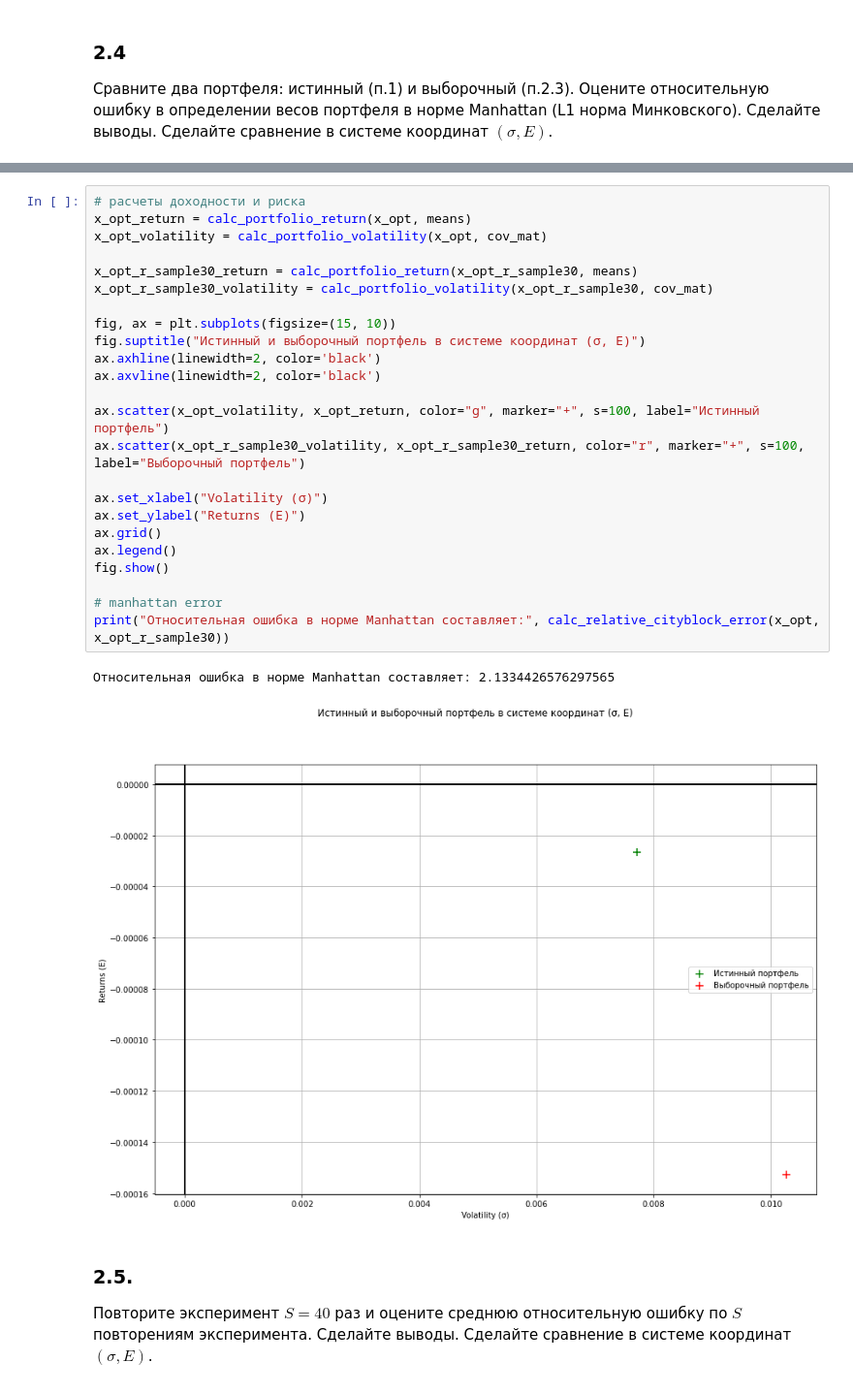
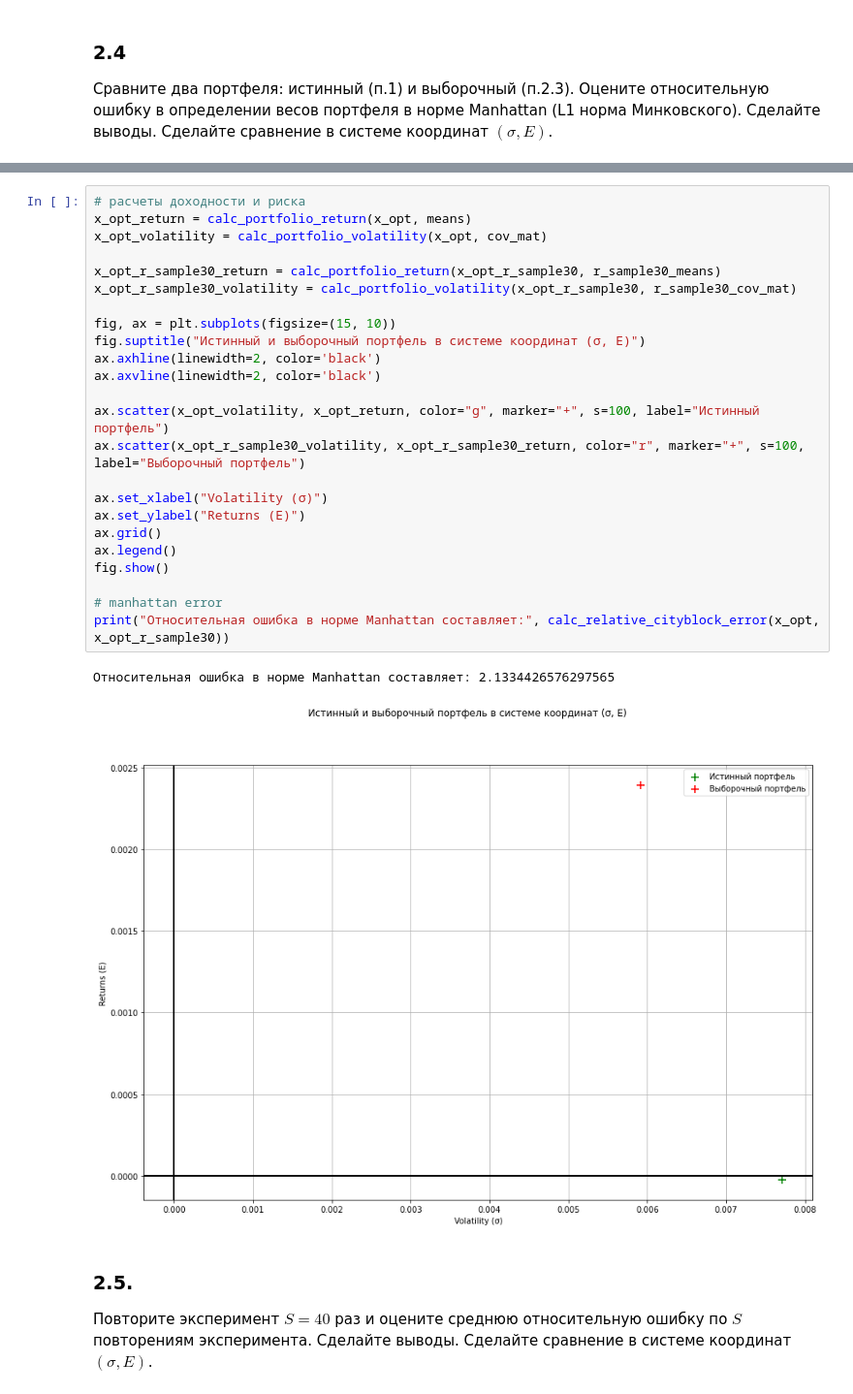
Before and after one commit to dselivanovskaya/Finance-operations-research-lab-3, a Jupyter notebook: lab-3.ipynb, the cells around one changed output, grey strips where cells are left out. Shown at 97% size. Drawn from its saved outputs; the diff is of its cells as text.

```diff
--- a/lab-3.ipynb
+++ b/lab-3.ipynb
@@ -420,30 +517,30 @@ plt.show()
 # %%
 # расчеты доходности и риска
 x_opt_return = calc_portfolio_return(x_opt, means)
 x_opt_volatility = calc_portfolio_volatility(x_opt, cov_mat)
 
-x_opt_r_sample30_return = calc_portfolio_return(x_opt_r_sample30, means)
-x_opt_r_sample30_volatility = calc_portfolio_volatility(x_opt_r_sample30, cov_mat)
+x_opt_r_sample30_return = calc_portfolio_return(x_opt_r_sample30, r_sample30_means)
+x_opt_r_sample30_volatility = calc_portfolio_volatility(x_opt_r_sample30, r_sample30_cov_mat)
 
 fig, ax = plt.subplots(figsize=(15, 10))
 fig.suptitle("Истинный и выборочный портфель в системе координат (σ, E)")
 ax.axhline(linewidth=2, color='black')
 ax.axvline(linewidth=2, color='black')
 
 ax.scatter(x_opt_volatility, x_opt_return, color="g", marker="+", s=100, label="Истинный портфель")
 ax.scatter(x_opt_r_sample30_volatility, x_opt_r_sample30_return, color="r", marker="+", s=100, label="Выборочный портфель")
 
 ax.set_xlabel("Volatility (σ)")
 ax.set_ylabel("Returns (E)")
 ax.grid()
 ax.legend()
 fig.show()
 
 # manhattan error
 print("Относительная ошибка в норме Manhattan составляет:", calc_relative_cityblock_error(x_opt, x_opt_r_sample30))
 # %% [output]
 Относительная ошибка в норме Manhattan составляет: 2.1334426576297565
-[figure, old version]
+[figure, new version]
 # %% [markdown]
 ### 2.5.
 Повторите эксперимент $S=40$ раз и оцените среднюю относительную ошибку по $S$ повторениям эксперимента. Сделайте выводы.  Сделайте сравнение в системе координат $(\sigma, E)$.
```
Also changed, not shown: parts of 13 cells of this notebook.
